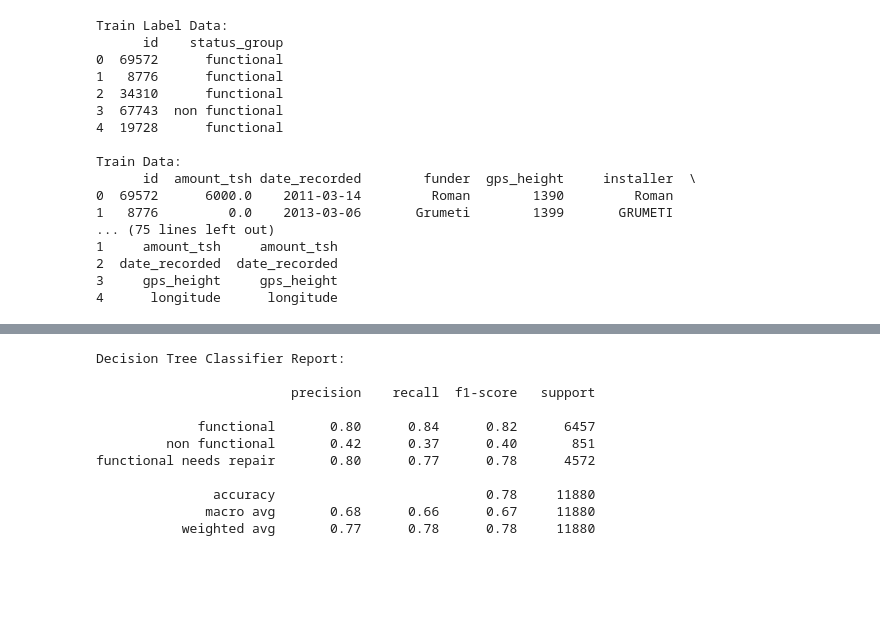
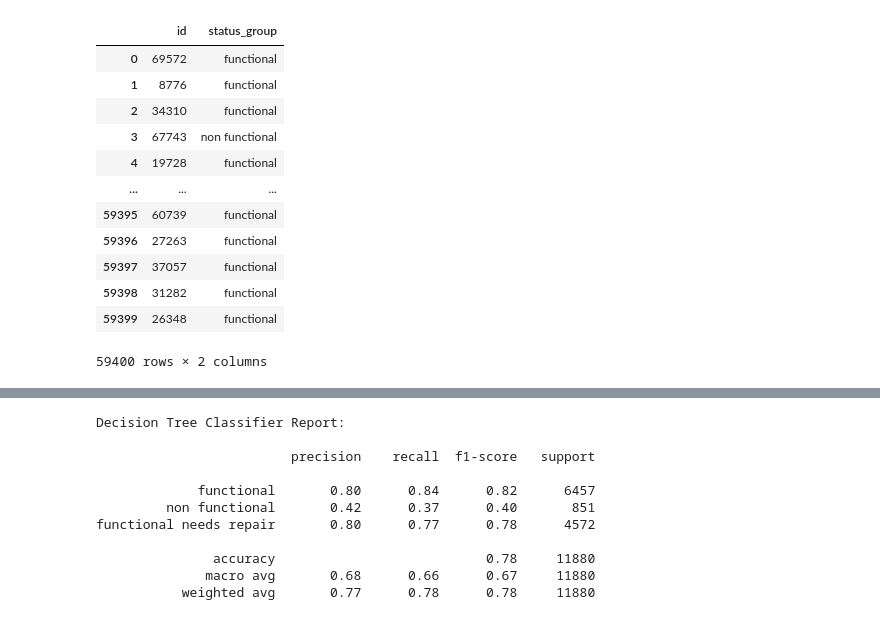
Before and after one commit to jamorr/waterpump, a Jupyter notebook: jram.ipynb, the cells around one changed output, grey strips where cells are left out. Drawn from its saved outputs; the diff is of its cells as text; code cells hidden in the pictures; blank space fills up the shorter version.

```diff
--- a/jram.ipynb
+++ b/jram.ipynb
@@ -27,31 +36,19 @@ train_label_df = pd.read_csv(train_label_path)
 train_data_df = pd.read_csv(train_data_path)
 test_data_df = pd.read_csv(test_data_path)
 columns_df = pd.read_csv(columns_path)
-
-# Display the first few rows of each DataFrame to verify successful loading
-print("Train Label Data:")
-print(train_label_df.head())
-print("\nTrain Data:")
-print(train_data_df.head())
-print("\nTest Data:")
-print(test_data_df.head())
-print("\nColumns Data:")
-print(columns_df.head())
-# %% [output]
-Train Label Data:
-      id    status_group
-0  69572      functional
-1   8776      functional
-2  34310      functional
-3  67743  non functional
-4  19728      functional
-
-Train Data:
-      id  amount_tsh date_recorded        funder  gps_height     installer  \
-0  69572      6000.0    2011-03-14         Roman        1390         Roman
-1   8776         0.0    2013-03-06       Grumeti        1399       GRUMETI
-... (75 lines left out)
-1     amount_tsh     amount_tsh
-2  date_recorded  date_recorded
-3     gps_height     gps_height
-4      longitude      longitude
+# %%
+train_label_df
+# %% [output]
+|  | id | status_group |
+| 0 | 69572 | functional |
+| 1 | 8776 | functional |
+| 2 | 34310 | functional |
+| 3 | 67743 | non functional |
+| 4 | 19728 | functional |
+| ... | ... | ... |
+| 59395 | 60739 | functional |
+| 59396 | 27263 | functional |
+| 59397 | 37057 | functional |
+| 59398 | 31282 | functional |
+| 59399 | 26348 | functional |
+59400 rows × 2 columns
```
Also changed, not shown: parts of 18 cells of this notebook, 1 other file.
